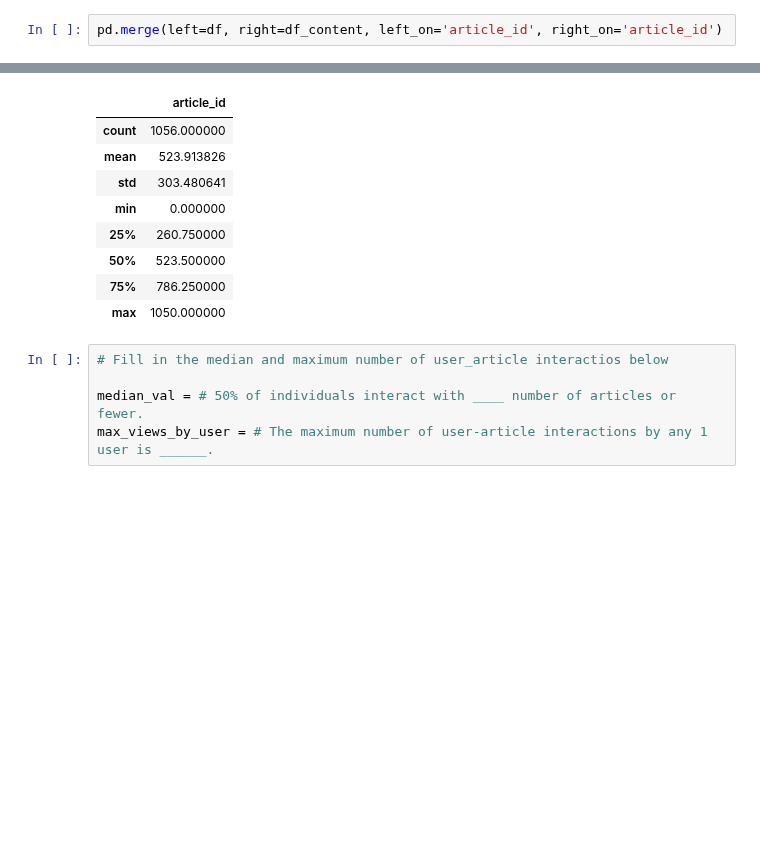
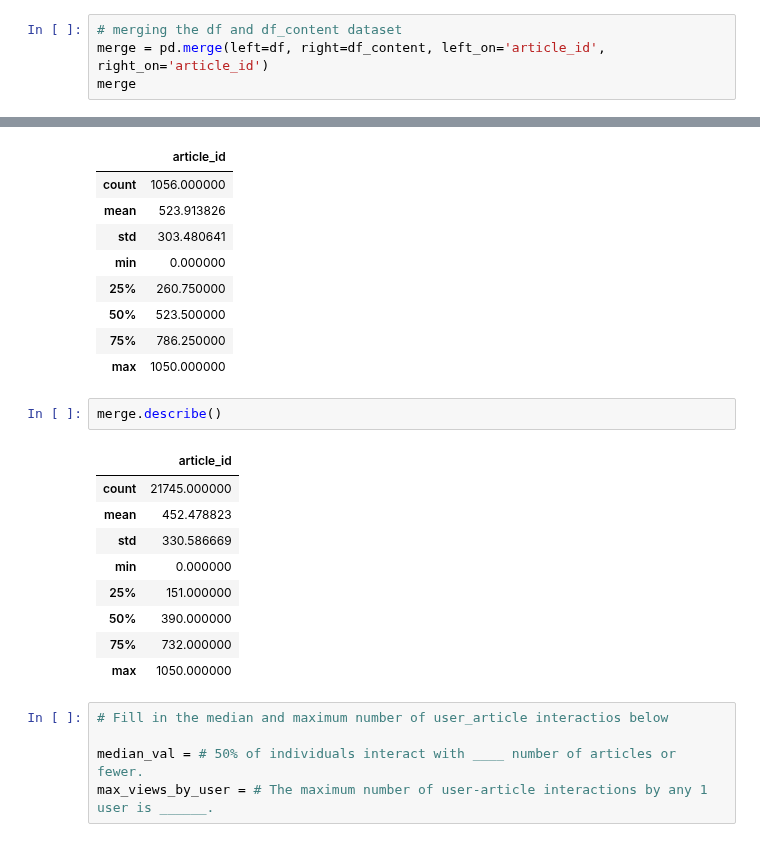
Before and after one commit to HenriqueMartinsPrado/Data-Scientist-Nano-Degree-Udacity, a Jupyter notebook: Chapter 5 - Experimental Design & Recommendations/Project Recommendations with IBM/Recommendations_with_IBM.ipynb, the cells around one changed output, grey strips where cells are left out. Cells and saved outputs as stored; diff of their text form; blank space fills up the shorter version.

```diff
--- a/Chapter 5 - Experimental Design & Recommendations/Project Recommendations with IBM/Recommendations_with_IBM.ipynb
+++ b/Chapter 5 - Experimental Design & Recommendations/Project Recommendations with IBM/Recommendations_with_IBM.ipynb
@@ -104,7 +114,9 @@ print('Number of articles: ',df['article_id'].nunique())
 # %% [output]
 Number of articles:  714
 # %%
-pd.merge(left=df, right=df_content, left_on='article_id', right_on='article_id')
+# merging the df and df_content dataset
+merge = pd.merge(left=df, right=df_content, left_on='article_id', right_on='article_id')
+merge
 # %% [output]
 |  | article_id | title | email | doc_body | doc_description | doc_full_name | doc_status |
 | 0 | 593.0 | upload files to ibm data science ... | 3bbca9c41c66c4ecc46bc14eac7b7ab1a... | Homepage Follow Sign in / Sign up... | Data Science Experience (DSX) is ... | Upload Files to IBM Data Science ... | Live |
@@ -145,6 +157,18 @@ df_content.describe()
 | 50% | 523.500000 |
 | 75% | 786.250000 |
 | max | 1050.000000 |
+# %%
+merge.describe()
+# %% [output]
+|  | article_id |
+| count | 21745.000000 |
+| mean | 452.478823 |
+| std | 330.586669 |
+| min | 0.000000 |
+| 25% | 151.000000 |
+| 50% | 390.000000 |
+| 75% | 732.000000 |
+| max | 1050.000000 |
 # %%
 # Fill in the median and maximum number of user_article interactios below
 
```
Also changed, not shown: parts of 3 cells of this notebook.
